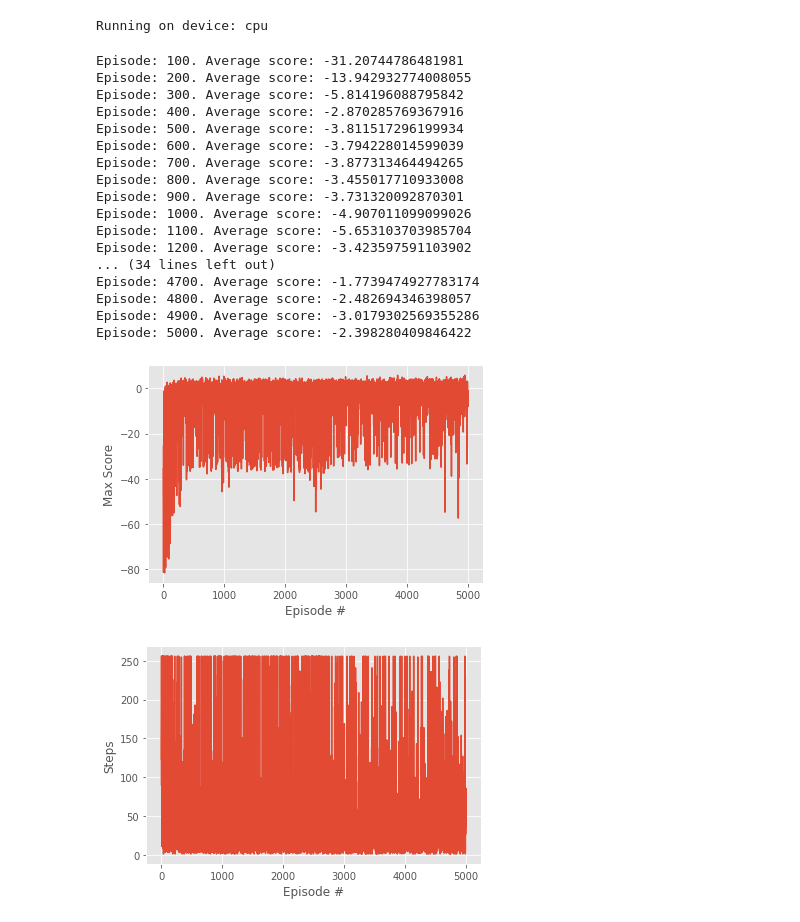
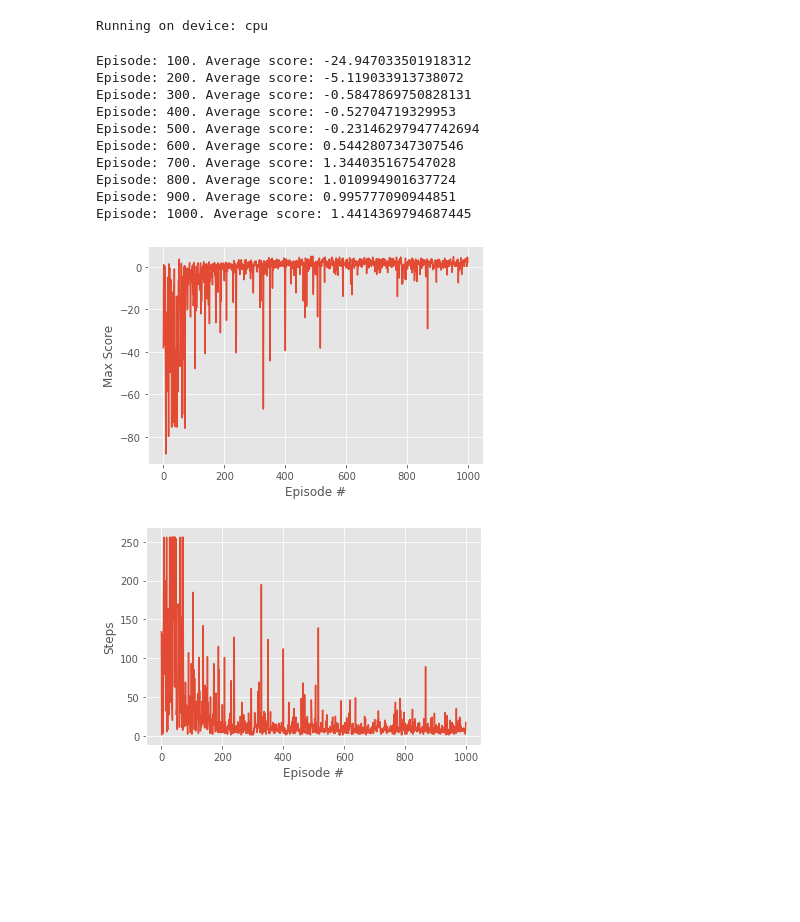
Before and after one commit to dllllb/rllr, a Jupyter notebook: notebooks/rllr_dqn_goal.ipynb, the cells around one changed output. Cells and saved outputs as stored; diff of their text form; code cells hidden in the pictures; blank space fills up the shorter version.

```diff
--- a/notebooks/rllr_dqn_goal.ipynb
+++ b/notebooks/rllr_dqn_goal.ipynb
@@ -304,7 +364,7 @@ def gen_wrapped_env(env_name):
 import matplotlib.pyplot as plt
 %matplotlib inline
 
-def run_episode(env, agent, train_mode=True, show_steps=False):
+def run_episode(env, agent, pretrain=True, train_mode=True, show_steps=False):
     """
     A hepler function for running single episode
     """
@@ -318,10 +378,15 @@ def run_episode(env, agent, train_mode=True, show_steps=False):
 
     steps = 0
     while not done:
-        steps+=1
-        action = agent.act(state, env.goal_state)
+        if pretrain:
+            goal_state = env.goal_state
+        else:
+            if steps%100 == 0:
+                goal_state = state
+
+        action = agent.act(state, goal_state)
         next_state, reward, done, _ = env.step(action)
-        agent.update(state, env.goal_state, action, reward, next_state, done)
+        agent.update(state, goal_state, action, reward, next_state, done)
         score += reward
         state = next_state
 
@@ -329,6 +394,7 @@ def run_episode(env, agent, train_mode=True, show_steps=False):
             img = env.render('rgb_array')
             plt.imshow(img);
             plt.show()
+        steps+=1
 
     agent.reset_episode()
     env.close()
@@ -338,7 +404,7 @@ def run_episode(env, agent, train_mode=True, show_steps=False):
 
     return score, steps
 
-def run_episodes_and_display(env, agent, n_episodes=1000):
+def run_episodes_and_display(env, agent, pretrain=True, n_episodes=1000):
     """
     Runs a series of episode and display agent's performance
     """
@@ -349,7 +415,7 @@ def run_episodes_and_display(env, agent, n_episodes=1000):
     scores = []
     steps = []
     for episode in range(1, n_episodes+1):
-        score, step = run_episode(env, agent, train_mode=True)
+        score, step = run_episode(env, agent, pretrain=pretrain, train_mode=True)
         score_sum += score
         scores.append(score)
         steps.append(step)
@@ -372,28 +438,21 @@ def run_episodes_and_display(env, agent, n_episodes=1000):
 # %%
 %%time
 env_name = 'MiniGrid-Empty-8x8-v0'
 env = gen_wrapped_env(env_name)
 state_size = env.observation_space.shape[0]
 action_size = 3
 agent = DQNAgentGoal(state_size, action_size)
-run_episodes_and_display(env, agent, n_episodes=5000)
+run_episodes_and_display(env, agent, n_episodes=1000)
 # %% [output]
-Episode: 100. Average score: -31.20744786481981
-Episode: 200. Average score: -13.942932774008055
-Episode: 300. Average score: -5.814196088795842
-Episode: 400. Average score: -2.870285769367916
-Episode: 500. Average score: -3.811517296199934
-Episode: 600. Average score: -3.794228014599039
-Episode: 700. Average score: -3.877313464494265
-Episode: 800. Average score: -3.455017710933008
-Episode: 900. Average score: -3.731320092870301
-Episode: 1000. Average score: -4.907011099099026
-Episode: 1100. Average score: -5.653103703985704
-Episode: 1200. Average score: -3.423597591103902
-... (34 lines left out)
-Episode: 4700. Average score: -1.7739474927783174
-Episode: 4800. Average score: -2.482694346398057
-Episode: 4900. Average score: -3.0179302569355286
-Episode: 5000. Average score: -2.398280409846422
+Episode: 100. Average score: -24.947033501918312
+Episode: 200. Average score: -5.119033913738072
+Episode: 300. Average score: -0.5847869750828131
+Episode: 400. Average score: -0.52704719329953
+Episode: 500. Average score: -0.23146297947742694
+Episode: 600. Average score: 0.5442807347307546
+Episode: 700. Average score: 1.344035167547028
+Episode: 800. Average score: 1.010994901637724
+Episode: 900. Average score: 0.995777090944851
+Episode: 1000. Average score: 1.4414369794687445
-[figure, old version]
+[figure, new version]
-[figure, old version]
+[figure, new version]
```
Also changed, not shown: parts of 6 cells of this notebook, 1 other file.
